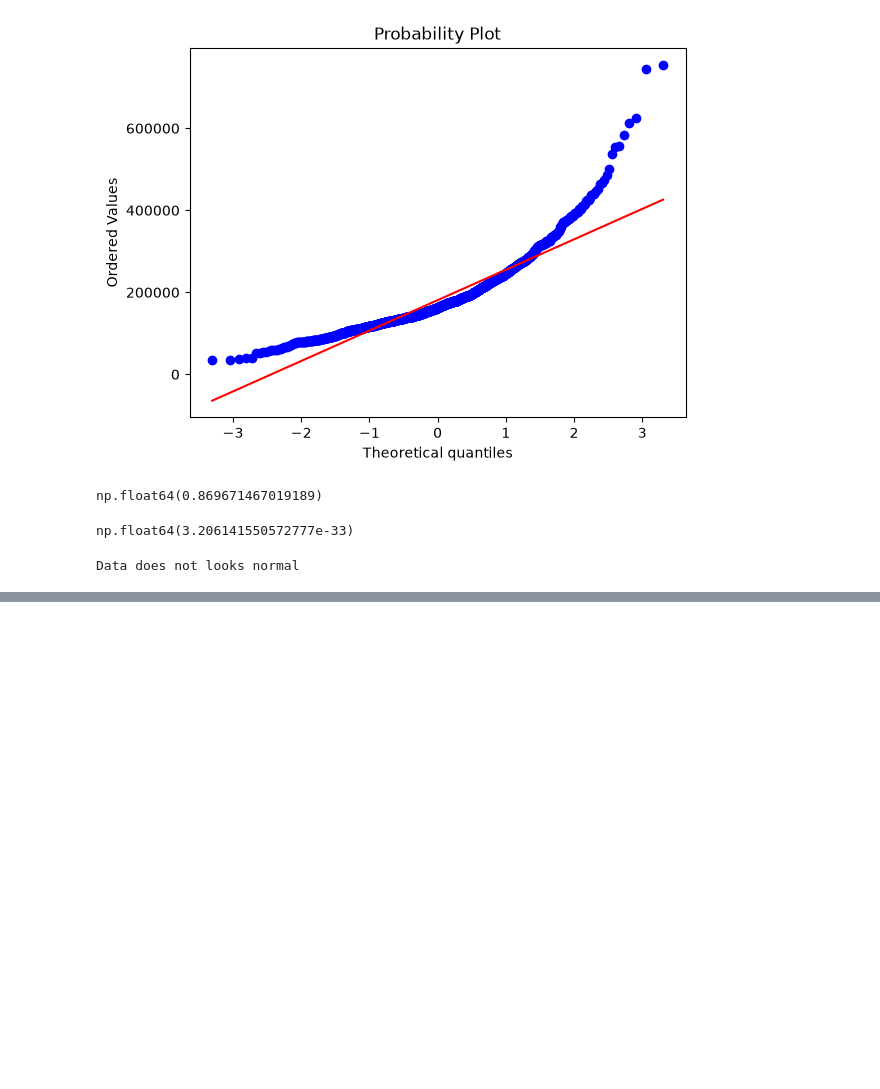
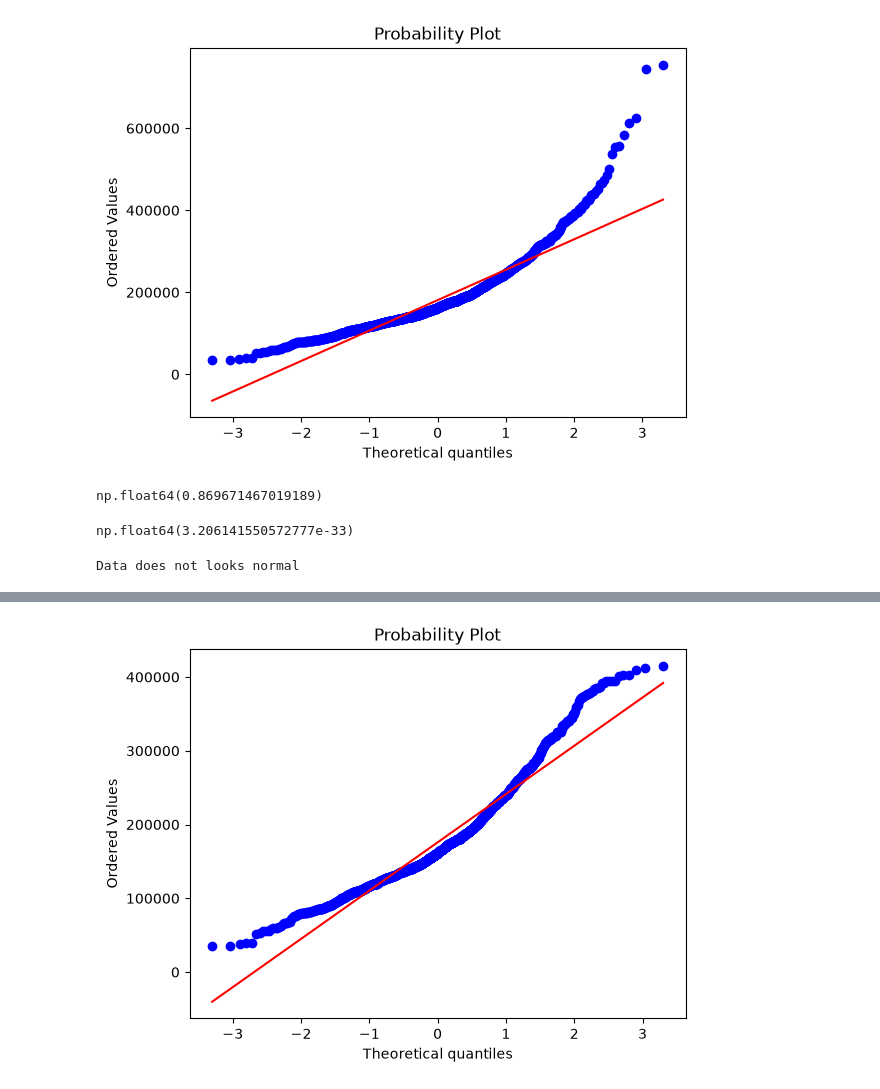
Before and after one commit to manojbalineni/Gen-AI, a Jupyter notebook: 10_Feature_Engineering/02_Feature_Engineering.ipynb, the cells around one changed output, grey strips where cells are left out. Cells and saved outputs as stored; diff of their text form; code cells hidden in the pictures; blank space fills up the shorter version.

```diff
--- a/10_Feature_Engineering/02_Feature_Engineering.ipynb
+++ b/10_Feature_Engineering/02_Feature_Engineering.ipynb
@@ -837,0 +838,9 @@ Number of outliers : 9
+# %%
+# QQ Plot with out Outliers for Sale Price
+
+without_outliers_z = dataset_3[dataset_3['SalePrice_Z'].abs() < 3]
+
+stats.probplot(without_outliers_z['SalePrice'] , dist ='norm' , plot=plt)
+plt.show()
+# %% [output]
+[figure, added]
```
Also changed, not shown: parts of 18 cells of this notebook.
